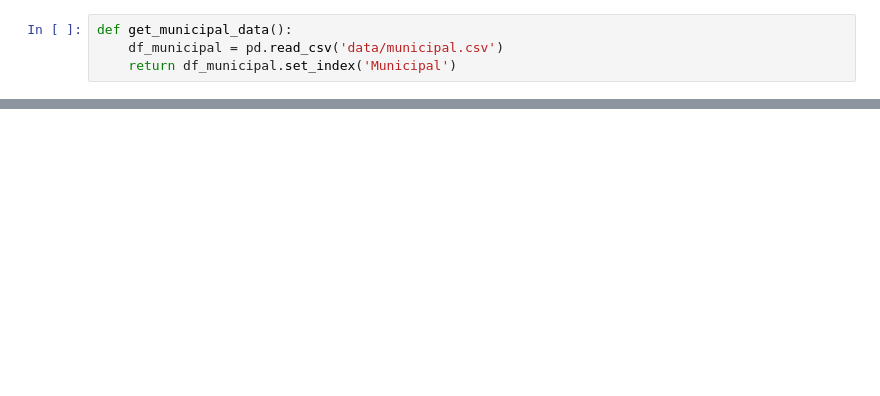
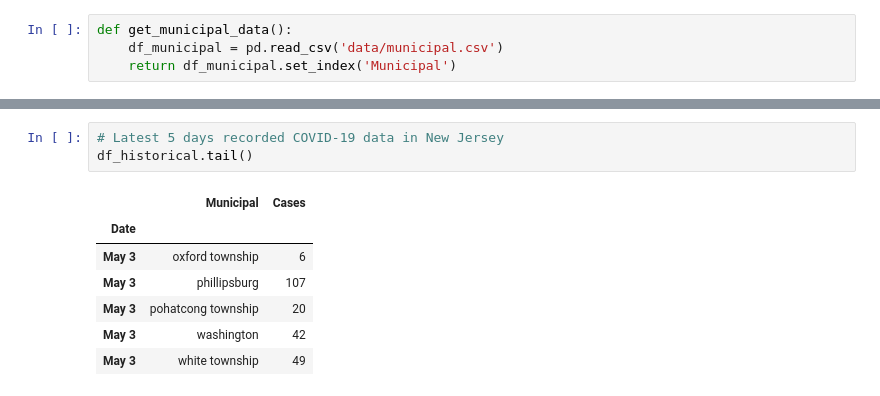
Before and after one commit to saaqebs/analytics-coronavirus-nj, a Jupyter notebook: Analytics.ipynb, the cells around one changed output, grey strips where cells are left out. Saved outputs shown, nothing was run; the diff lists cells and outputs as text; blank space fills up the shorter version.

```diff
--- a/Analytics.ipynb
+++ b/Analytics.ipynb
@@ -81,0 +51,11 @@ get_covid_data_for_municipal('new brunswick')
+# %%
+# Latest 5 days recorded COVID-19 data in New Jersey
+df_historical.tail()
+# %% [output]
+|  | Municipal | Cases |
+| Date |  |  |
+| May 3 | oxford township | 6 |
+| May 3 | phillipsburg | 107 |
+| May 3 | pohatcong township | 20 |
+| May 3 | washington | 42 |
+| May 3 | white township | 49 |
```
Also changed, not shown: parts of 22 cells of this notebook, 2 other files.
